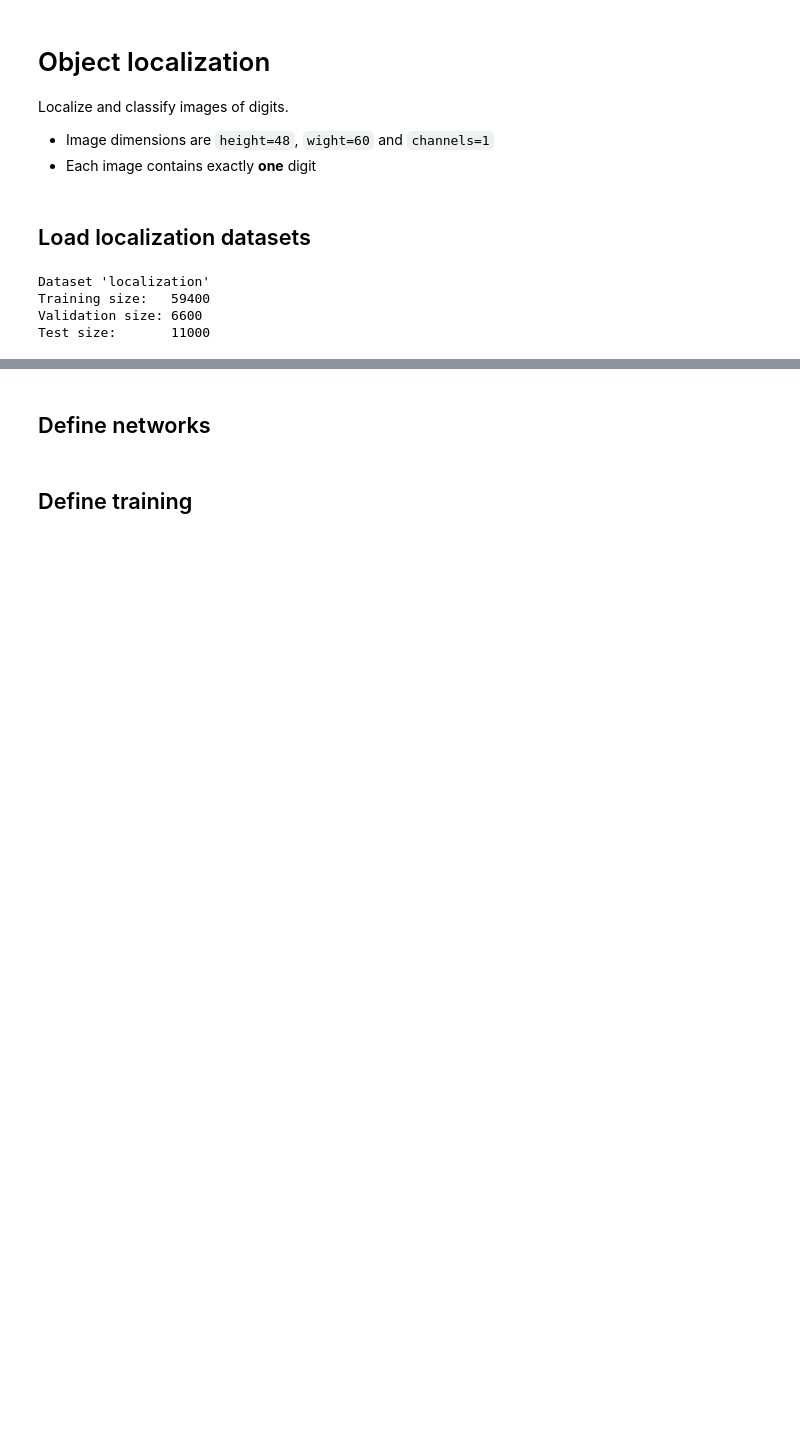
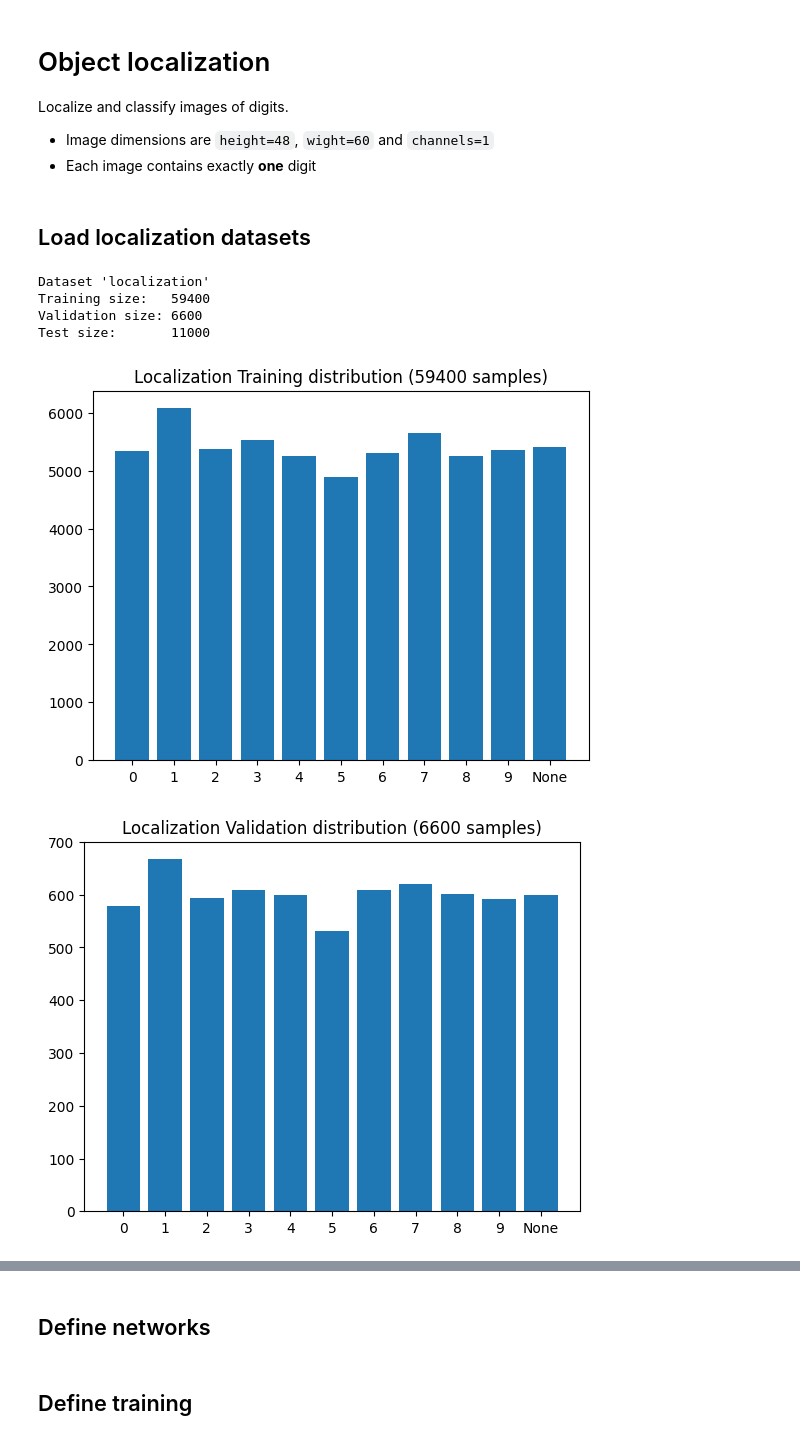
Before and after one commit to MatsM16/uib.inf265.project2, a Jupyter notebook: assignment.ipynb, the cells around one changed output, grey strips where cells are left out. Saved outputs shown, nothing was run; the diff lists cells and outputs as text; code cells hidden in the pictures; blank space fills up the shorter version.

Commit message:
Genareting distribution images

```diff
--- a/assignment.ipynb
+++ b/assignment.ipynb
@@ -88,0 +91,31 @@ def draw_image(image:torch.Tensor, boxes:[(float, float, float, float, str)]):
+# %%
+def draw_distribution(dataset, name:str):
+
+    dist = dict()
+    total = 0
+
+    if not isinstance(dataset, torch.utils.data.DataLoader):
+        dataset = torch.utils.data.DataLoader(dataset, batch_size=BATCH_SIZE, shuffle=False)
+
+    for _, Y in dataset:
+        for i in range(Y.shape[0]):
+
+            total += 1
+
+            if Y[i, 0] < CONFIDENCE_THRESHOLD:
+                classValue = "None"
+            else:
+                classValue = str(int(Y[i, -1].item()))
+
+            if classValue not in dist:
+                dist[classValue] = 1
+            else:
+                dist[classValue] += 1
+
+    # Sort by key
+    dist = {key: val for key, val in sorted(dist.items(), key = lambda x: x[0])}
+
+    plt.bar(dist.keys(), dist.values())
+    plt.title(f'{name} distribution ({total} samples)')
+    plt.savefig(f'assets/distribution_{name}.png')
+    plt.show()
@@ -155,3 +190,10 @@ Dataset 'localization'
 Training size:   59400
 Validation size: 6600
 Test size:       11000
+# %%
+draw_distribution(loc_train, 'Localization Training')
+draw_distribution(loc_val, 'Localization Validation')
+draw_distribution(loc_test, 'Localization Test')
+# %% [output]
+[figure, added]
+[figure, added]
```
Also changed, not shown: parts of 3 cells of this notebook, 3 other files.
